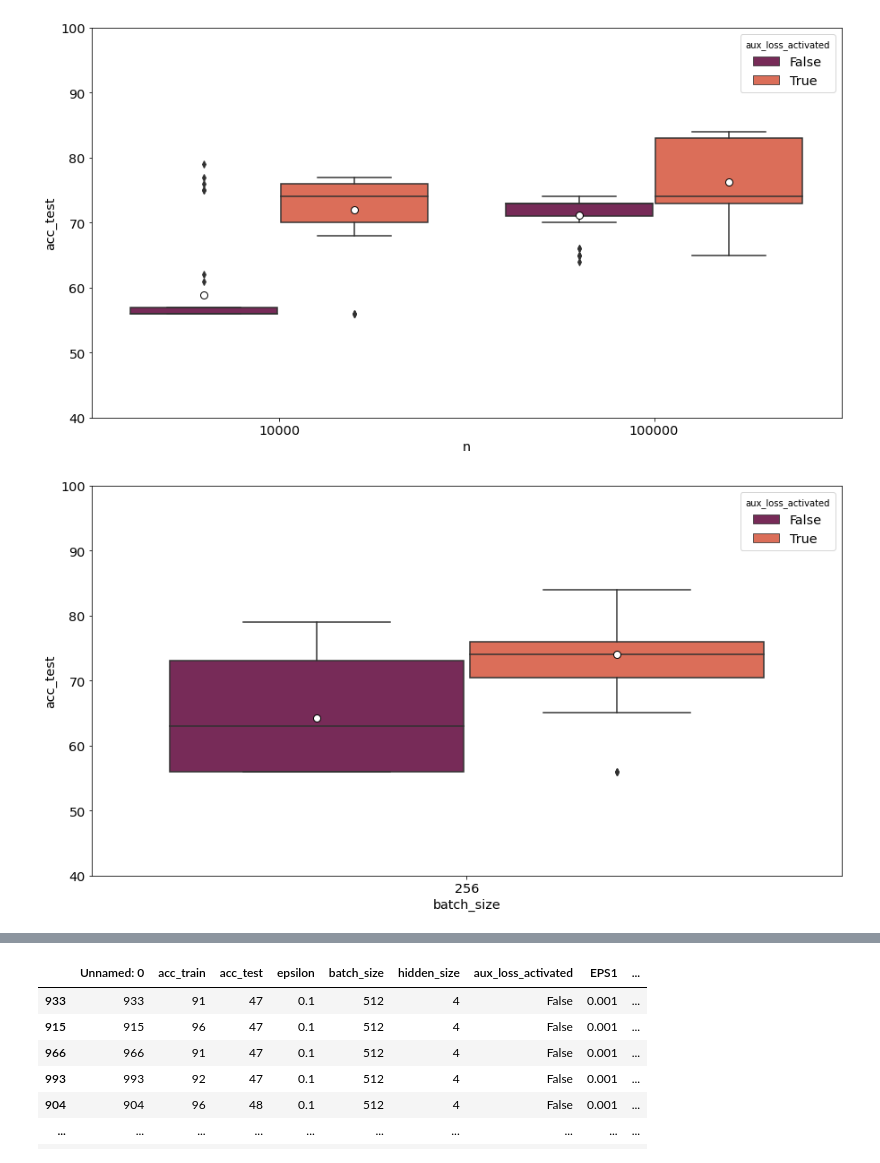
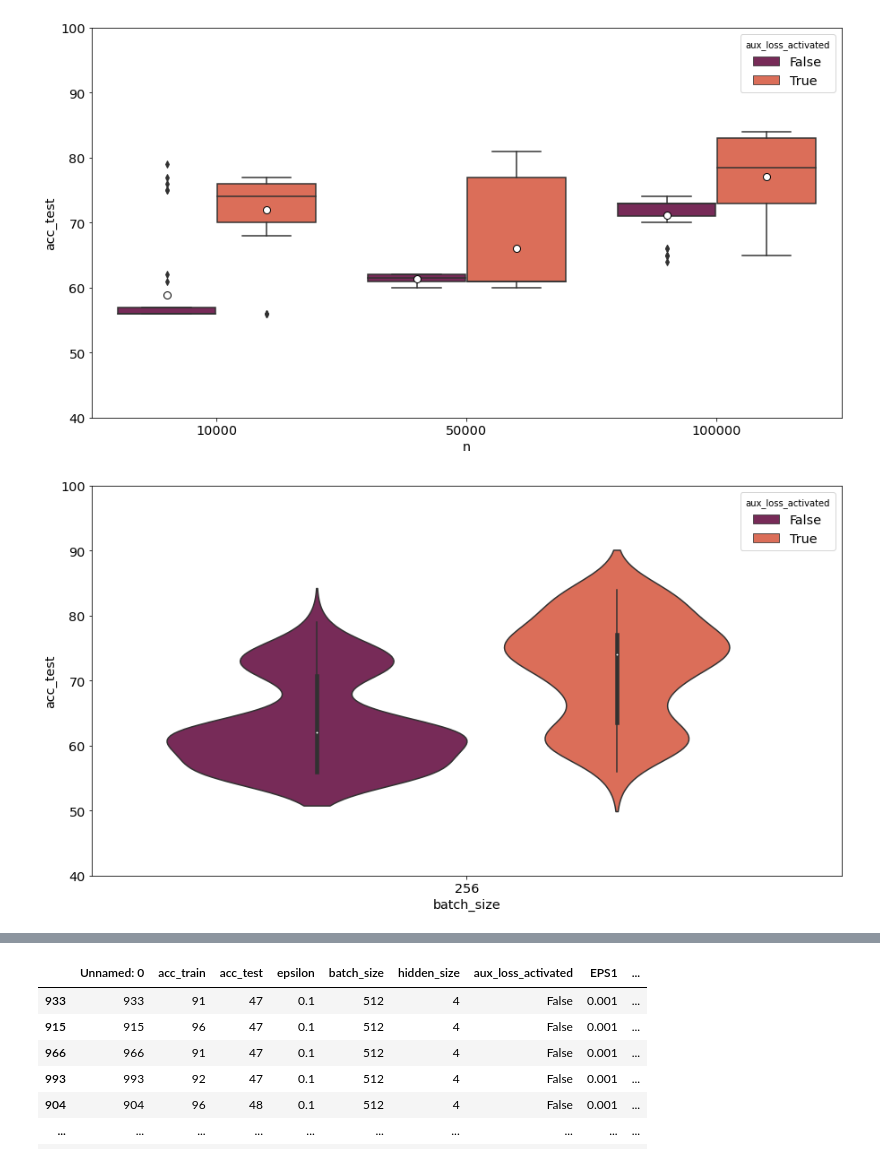
Before and after one commit to frperezgalarce/vs_mlp, a Jupyter notebook: Experiments.ipynb, the cells around one changed output, grey strips where cells are left out. Saved outputs shown, nothing was run; the diff lists cells and outputs as text; code cells hidden in the pictures.

```diff
--- a/Experiments.ipynb
+++ b/Experiments.ipynb
@@ -12,3 +12,6 @@ params = {'legend.fontsize': 'x-large',
          'xtick.labelsize':'x-large',
          'ytick.labelsize':'x-large'}
 pylab.rcParams.update(params)
+# %%
+data = pd.read_csv("15-01-2022-results.csv")
+data
@@ -15,6 +20,8 @@ pylab.rcParams.update(params)
 # %%
-data = pd.read_csv("03-01-2022-results.csv")
-data = data.sort_values('acc_test')
-data = data[data.n!=50000]
-data
+#data = pd.read_csv("03-01-2022-results-positive-injection.csv")
+
+#data = data.sort_values('acc_test')
+#data = data[data.n!=50000]
+#data = pd.concat([data, data2])
+#data.shape
 # %% [output]
@@ -87,19 +120,19 @@ ax = sns.boxplot(x="n", y="acc_test", palette='rocket', hue='aux_loss_activated'
                        "markeredgecolor":"black",
                       "markersize":"8"})
 # %% [output]
-[figure, old version]
+[figure, new version]
 # %%
 plt.figure(figsize=(15,8))
 plt.ylim(40,100)
-ax = sns.boxplot(x="batch_size", y="acc_test", palette='rocket', hue='aux_loss_activated',showmeans=True, data=data[(data.opt==2)
+ax = sns.violinplot(x="batch_size", y="acc_test", palette='rocket', hue='aux_loss_activated',showmeans=True, data=data[(data.opt==2)
 
         ],
                 meanprops={"marker":"o",
                        "markerfacecolor":"white",
                        "markeredgecolor":"black",
                       "markersize":"8"})
 # %% [output]
-[figure, old version]
+[figure, new version]
 # %%
 plt.figure(figsize=(18,8))
 plt.ylim(40,100)
```
Also changed, not shown: parts of 7 cells of this notebook, 3 other files.
